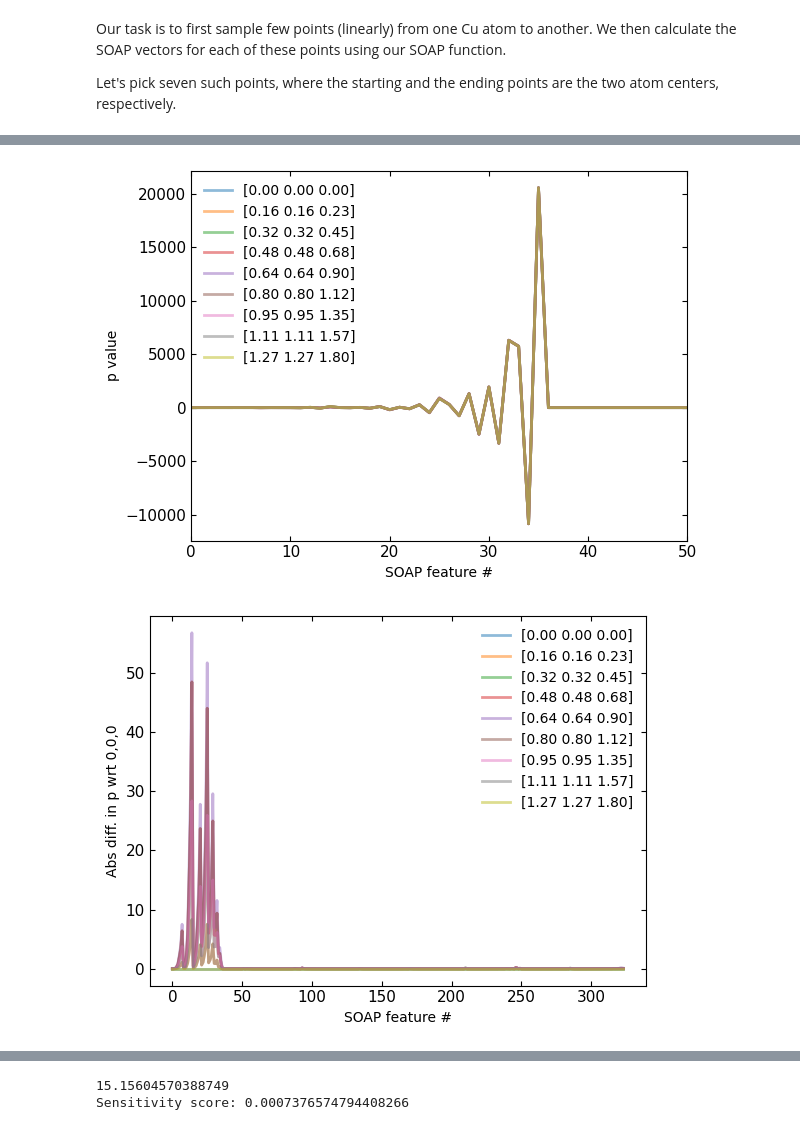
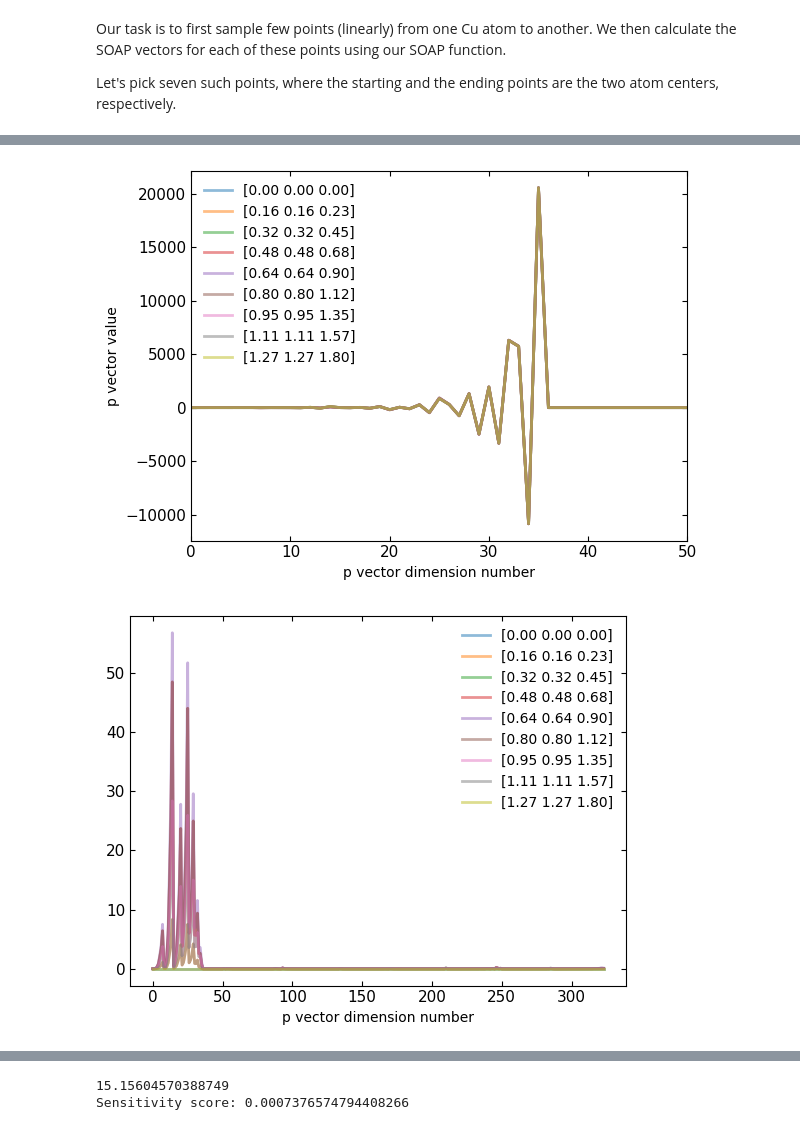
Before and after one commit to siddarthachar/deepcdp, a Jupyter notebook: Bulk-Copper-SOAP-importance.ipynb, the cells around one changed output, grey strips where cells are left out. Saved outputs shown, nothing was run; the diff lists cells and outputs as text; code cells hidden in the pictures.

```diff
--- a/Bulk-Copper-SOAP-importance.ipynb
+++ b/Bulk-Copper-SOAP-importance.ipynb
@@ -95,8 +95,8 @@ for i in range(len(pos_vector)):
             alpha=0.5,
             linewidth=2)
     mean_soap += [np.mean(soap_copper_ortho[i])]
-plt.xlabel('SOAP feature #')
-plt.ylabel('p value')
+plt.xlabel('p vector dimension number')
+plt.ylabel('p vector value')
 plt.legend(frameon=False)
 plt.tick_params(direction = 'in', right = True, top = True)
 plt.tick_params(axis='both', labelsize=11)
@@ -111,8 +111,8 @@ for i in range(len(pos_vector)):
              label = f'[{x:1.2f} {y:1.2f} {z:1.2f}]',
             alpha=0.5,
             linewidth=2)
-plt.xlabel('SOAP feature #')
-plt.ylabel('p value')
+plt.xlabel('p vector dimension number')
+plt.ylabel('p vector value')
 plt.legend(frameon=False)
 plt.tick_params(direction = 'in', right = True, top = True)
 plt.tick_params(axis='both', labelsize=11)
@@ -133,6 +133,8 @@ plt.tick_params(axis='both', labelsize=11)
 plt.tick_params(axis='both', labelsize=11)
 plt.ylabel('Abs diff. in p wrt 0,0,0')
 plt.xlabel('SOAP feature #')
+plt.xlabel('p vector dimension number')
+plt.ylabel('')
 plt.show()
 
 # plotting the absolute deviation of soap vectors w.r.t soap at 0,0,0
@@ -164,5 +166,5 @@ plt.show()
-[figure, old version]
+[figure, new version]
-[figure, old version]
+[figure, new version]
 [figure]
 [figure]
 # %%
```
Also changed, not shown: parts of 3 cells of this notebook, 3 other files.
